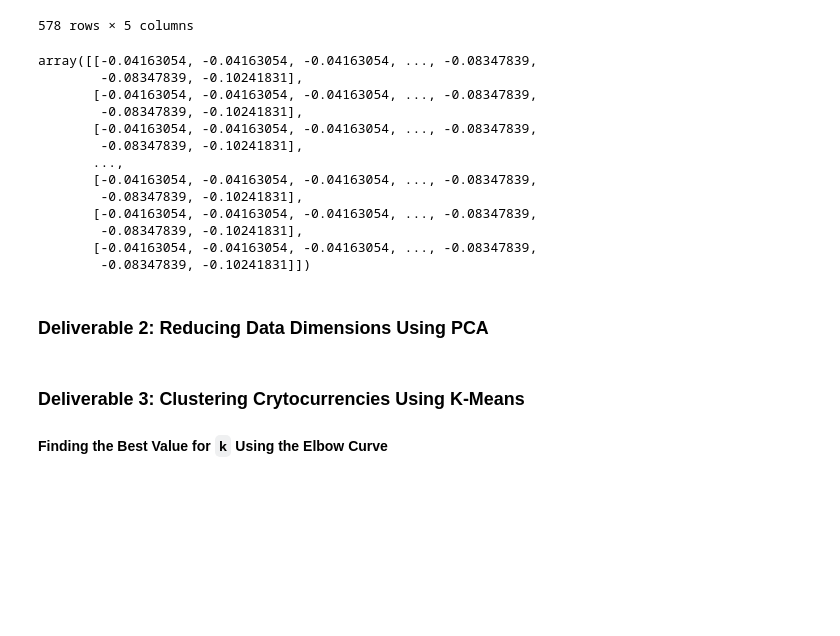
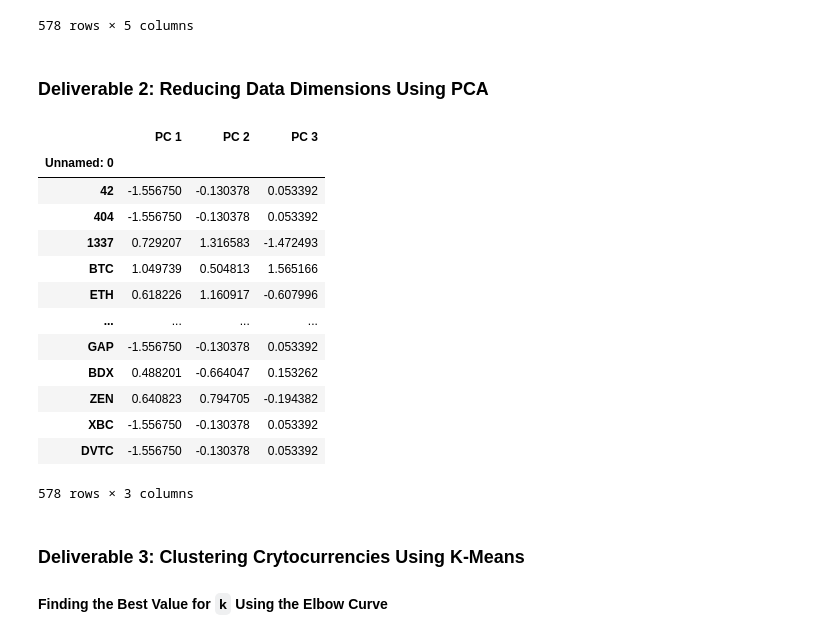
Before and after one commit to GilianThompson/Cryptocurrencies, a Jupyter notebook: crypto_clustering.ipynb, the cells around one changed output. Cells and saved outputs as stored; diff of their text form; code cells hidden in the pictures; blank space fills up the shorter version.

Commit message:
reduced data dimenions using PCA

```diff
--- a/crypto_clustering.ipynb
+++ b/crypto_clustering.ipynb
@@ -121,29 +121,32 @@ See the caveats in the documentation: https://pandas.pydata.org/pandas-docs/stab
 X = pd.get_dummies(crypto_df["Algorithm"], crypto_df["ProofType"])
 # %%
 # Standardize the data with StandardScaler()
-StandardScaler().fit_transform(X)
+X_scaled = StandardScaler().fit_transform(X)
-# %% [output]
-array([[-0.04163054, -0.04163054, -0.04163054, ..., -0.08347839,
-        -0.08347839, -0.10241831],
-       [-0.04163054, -0.04163054, -0.04163054, ..., -0.08347839,
-        -0.08347839, -0.10241831],
-       [-0.04163054, -0.04163054, -0.04163054, ..., -0.08347839,
-        -0.08347839, -0.10241831],
-       ...,
-       [-0.04163054, -0.04163054, -0.04163054, ..., -0.08347839,
-        -0.08347839, -0.10241831],
-       [-0.04163054, -0.04163054, -0.04163054, ..., -0.08347839,
-        -0.08347839, -0.10241831],
-       [-0.04163054, -0.04163054, -0.04163054, ..., -0.08347839,
-        -0.08347839, -0.10241831]])
 # %% [markdown]
 ### Deliverable 2: Reducing Data Dimensions Using PCA
 # %%
 # Using PCA to reduce dimension to three principal components.
-# YOUR CODE HERE
+pca = PCA(n_components=3)
+X_pca = pca.fit_transform(X_scaled)
 # %%
 # Create a DataFrame with the three principal components.
-# YOUR CODE HERE
+X_pca_df = pd.DataFrame(X_pca, columns = ["PC 1", "PC 2", "PC 3"], index = crypto_df["Unnamed: 0"])
+X_pca_df
+# %% [output]
+|  | PC 1 | PC 2 | PC 3 |
+| Unnamed: 0 |  |  |  |
+| 42 | -1.556750 | -0.130378 | 0.053392 |
+| 404 | -1.556750 | -0.130378 | 0.053392 |
+| 1337 | 0.729207 | 1.316583 | -1.472493 |
+| BTC | 1.049739 | 0.504813 | 1.565166 |
+| ETH | 0.618226 | 1.160917 | -0.607996 |
+| ... | ... | ... | ... |
+| GAP | -1.556750 | -0.130378 | 0.053392 |
+| BDX | 0.488201 | -0.664047 | 0.153262 |
+| ZEN | 0.640823 | 0.794705 | -0.194382 |
+| XBC | -1.556750 | -0.130378 | 0.053392 |
+| DVTC | -1.556750 | -0.130378 | 0.053392 |
+578 rows × 3 columns
 # %% [markdown]
 ### Deliverable 3: Clustering Crytocurrencies Using K-Means
 
```
